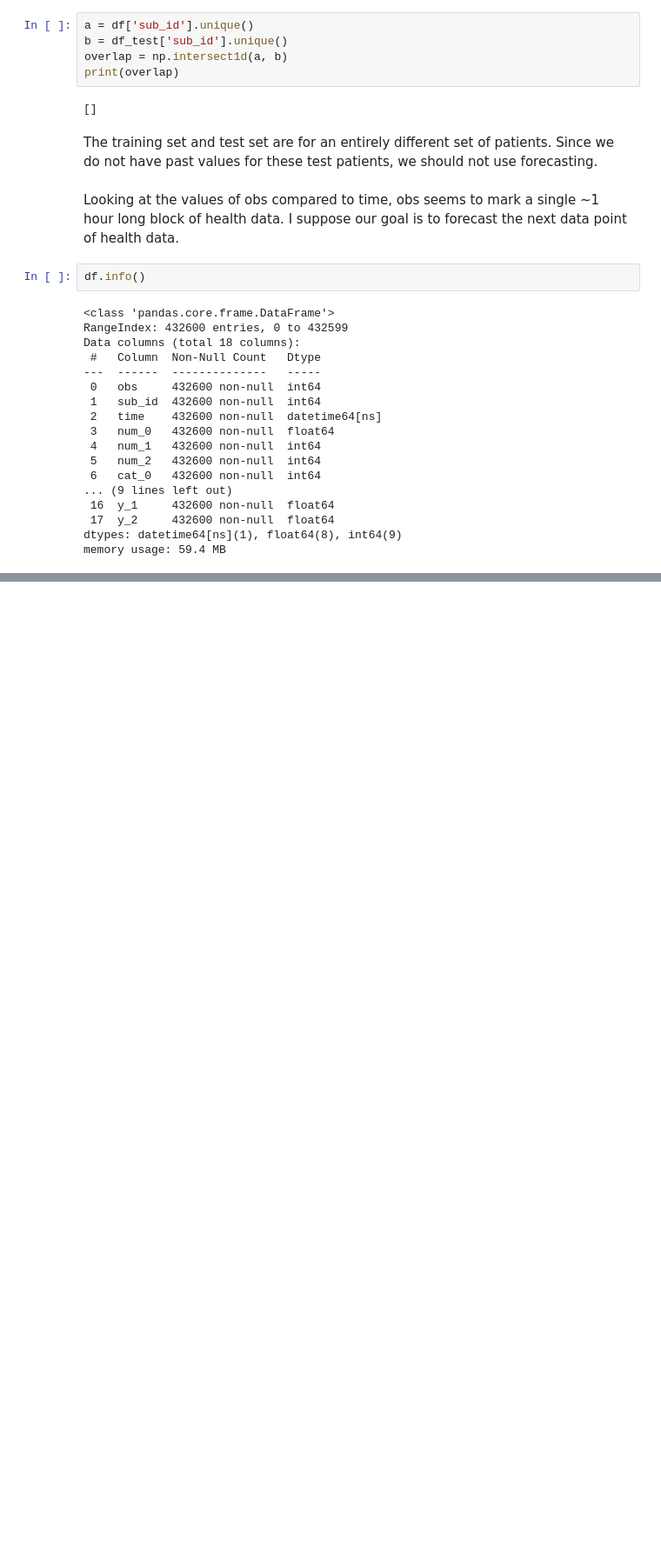
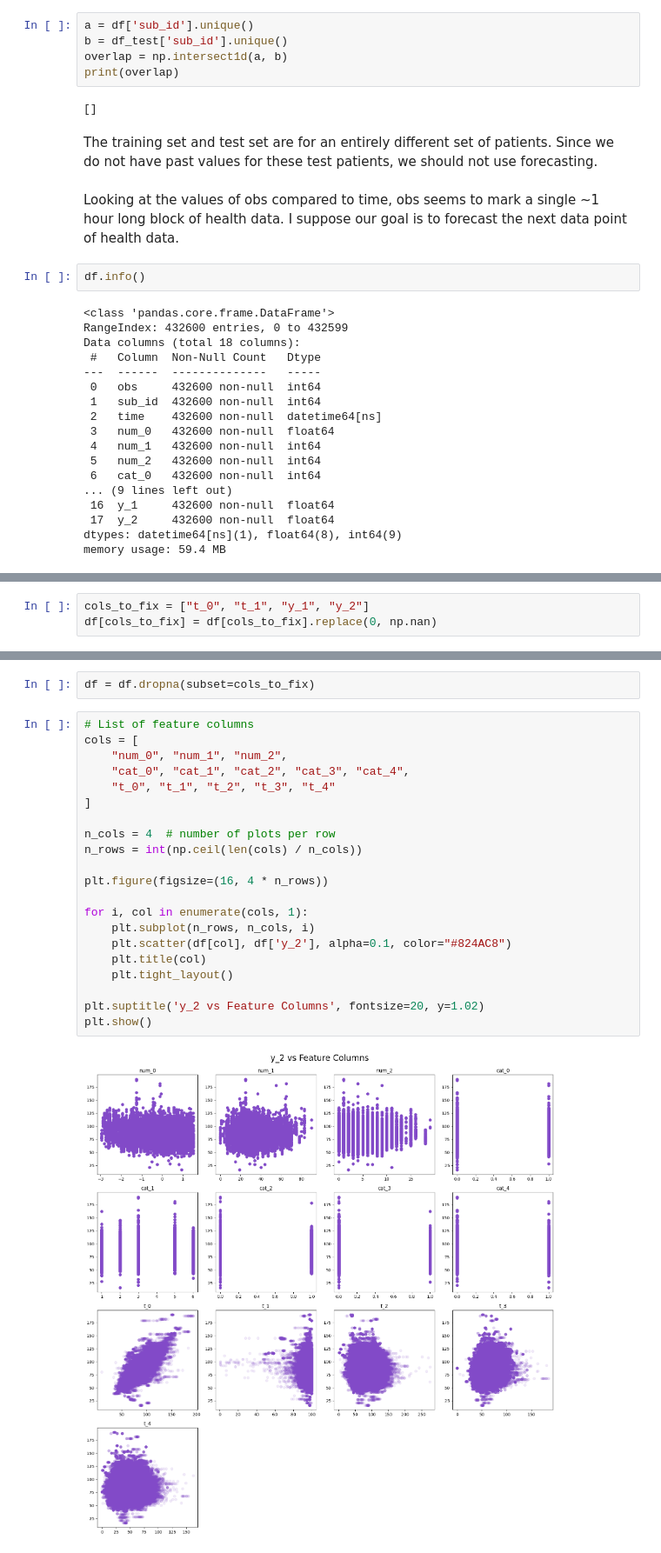
Before and after one commit to cyab05/advanced_ml_project, a Jupyter notebook: connor_eda.ipynb, the cells around one changed output, grey strips where cells are left out. Shown at 87% size. Cells and saved outputs as stored; diff of their text form; blank space fills up the shorter version.

```diff
--- a/connor_eda.ipynb
+++ b/connor_eda.ipynb
@@ -86,0 +133,3 @@ plt.show()
+# %%
+cols_to_fix = ["t_0", "t_1", "y_1", "y_2"]
+df[cols_to_fix] = df[cols_to_fix].replace(0, np.nan)
@@ -86,0 +159,25 @@ plt.show()
+# %%
+df = df.dropna(subset=cols_to_fix)
+# %%
+# List of feature columns
+cols = [
+    "num_0", "num_1", "num_2",
+    "cat_0", "cat_1", "cat_2", "cat_3", "cat_4",
+    "t_0", "t_1", "t_2", "t_3", "t_4"
+]
+
+n_cols = 4  # number of plots per row
+n_rows = int(np.ceil(len(cols) / n_cols))
+
+plt.figure(figsize=(16, 4 * n_rows))
+
+for i, col in enumerate(cols, 1):
+    plt.subplot(n_rows, n_cols, i)
+    plt.scatter(df[col], df['y_2'], alpha=0.1, color="#824AC8")
+    plt.title(col)
+    plt.tight_layout()
+
+plt.suptitle('y_2 vs Feature Columns', fontsize=20, y=1.02)
+plt.show()
+# %% [output]
+[figure, added]
```
Also changed, not shown: parts of 5 cells of this notebook.
